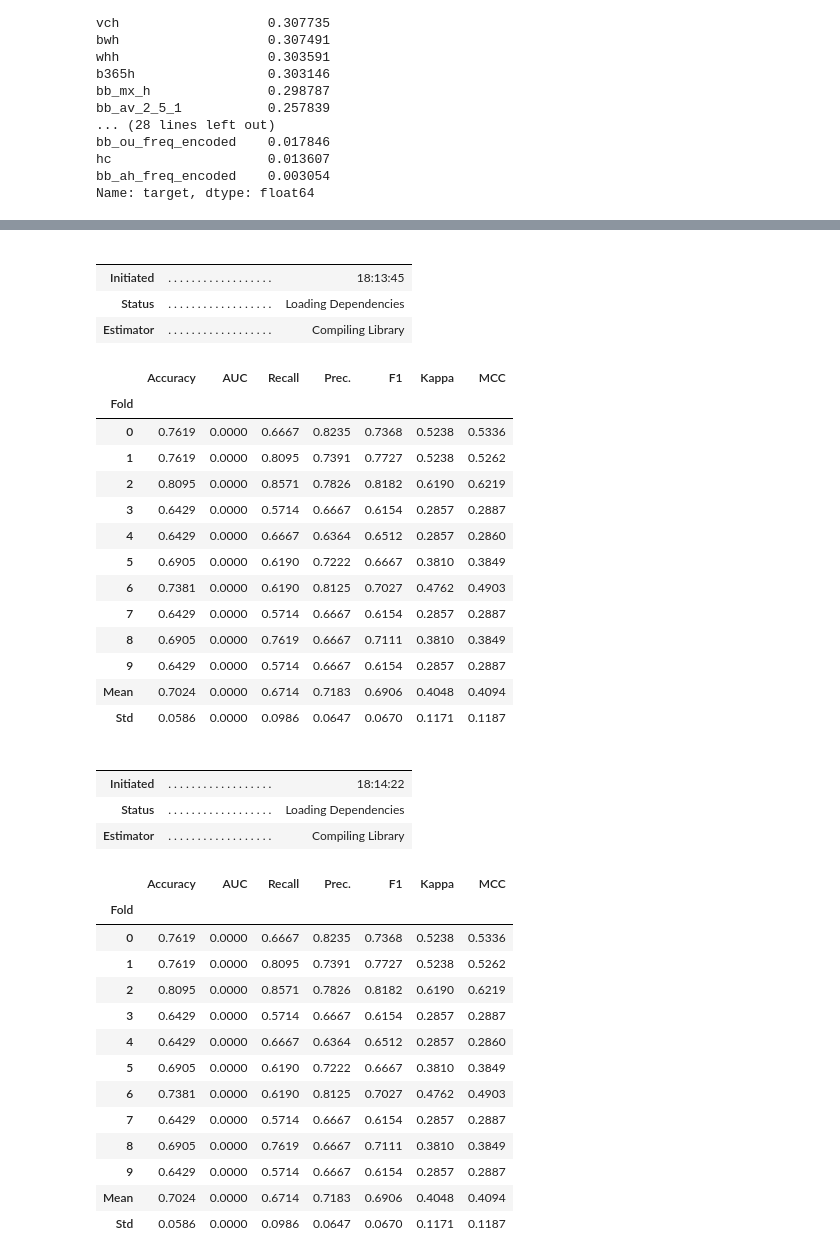
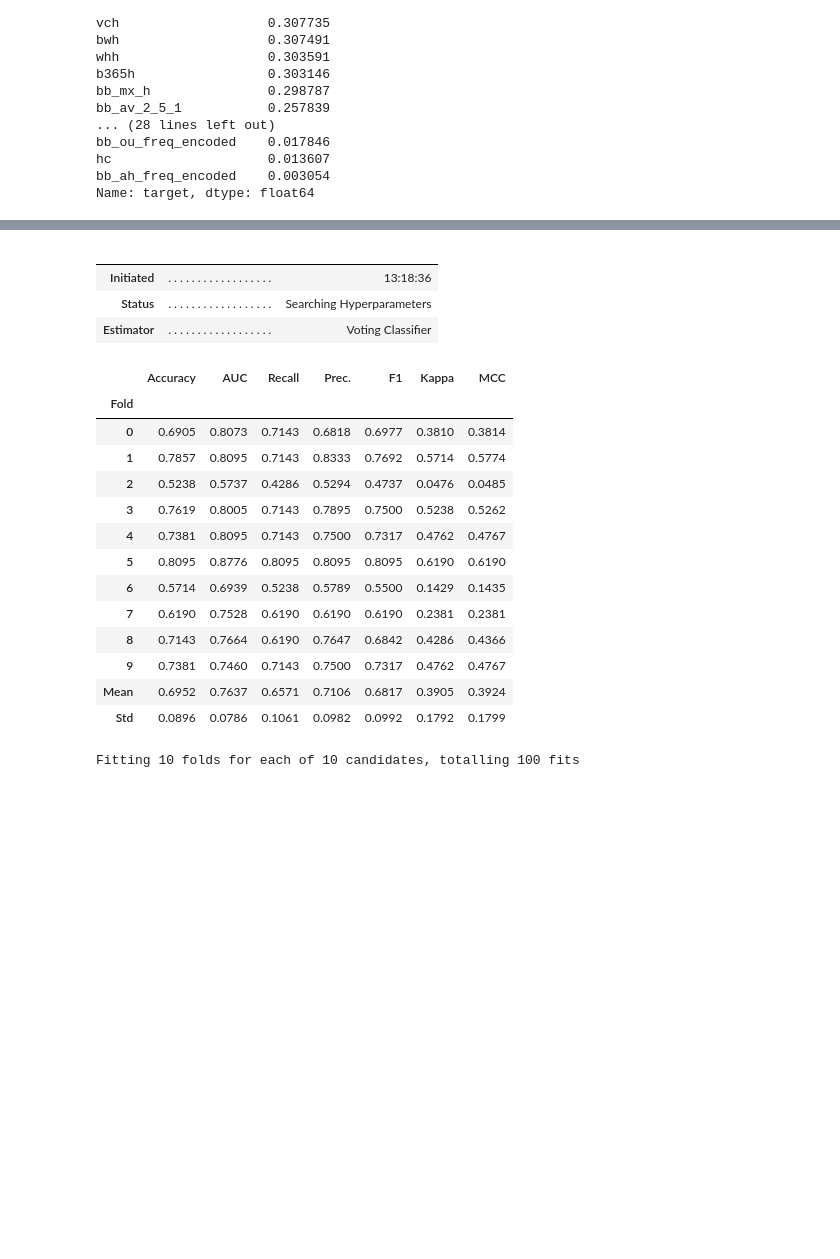
Before and after one commit to abilcode/satria-data-23, a Jupyter notebook: iter1.ipynb, the cells around one changed output, grey strips where cells are left out. Cells and saved outputs as stored; diff of their text form; code cells hidden in the pictures; blank space fills up the shorter version.

Commit message:
second day modeling

```diff
--- a/iter1.ipynb
+++ b/iter1.ipynb
@@ -501,42 +544,25 @@ Fitting 10 folds for each of 10 candidates, totalling 100 fits
 # %%
 top = compare_models(n_select = 3)
 blender = blend_models(top)
+tuned_blender = tune_model(blender)
 # %% [output]
 |  |  |  |
 |  |  |  |
-| Initiated | . . . . . . . . . . . . . . . . . . | 18:13:45 |
-| Status | . . . . . . . . . . . . . . . . . . | Loading Dependencies |
-| Estimator | . . . . . . . . . . . . . . . . . . | Compiling Library |
+| Initiated | . . . . . . . . . . . . . . . . . . | 13:18:36 |
+| Status | . . . . . . . . . . . . . . . . . . | Searching Hyperparameters |
+| Estimator | . . . . . . . . . . . . . . . . . . | Voting Classifier |
 |  | Accuracy | AUC | Recall | Prec. | F1 | Kappa | MCC |
 | Fold |  |  |  |  |  |  |  |
-| 0 | 0.7619 | 0.0000 | 0.6667 | 0.8235 | 0.7368 | 0.5238 | 0.5336 |
-| 1 | 0.7619 | 0.0000 | 0.8095 | 0.7391 | 0.7727 | 0.5238 | 0.5262 |
-| 2 | 0.8095 | 0.0000 | 0.8571 | 0.7826 | 0.8182 | 0.6190 | 0.6219 |
-| 3 | 0.6429 | 0.0000 | 0.5714 | 0.6667 | 0.6154 | 0.2857 | 0.2887 |
-| 4 | 0.6429 | 0.0000 | 0.6667 | 0.6364 | 0.6512 | 0.2857 | 0.2860 |
-| 5 | 0.6905 | 0.0000 | 0.6190 | 0.7222 | 0.6667 | 0.3810 | 0.3849 |
-| 6 | 0.7381 | 0.0000 | 0.6190 | 0.8125 | 0.7027 | 0.4762 | 0.4903 |
-| 7 | 0.6429 | 0.0000 | 0.5714 | 0.6667 | 0.6154 | 0.2857 | 0.2887 |
-| 8 | 0.6905 | 0.0000 | 0.7619 | 0.6667 | 0.7111 | 0.3810 | 0.3849 |
-| 9 | 0.6429 | 0.0000 | 0.5714 | 0.6667 | 0.6154 | 0.2857 | 0.2887 |
-| Mean | 0.7024 | 0.0000 | 0.6714 | 0.7183 | 0.6906 | 0.4048 | 0.4094 |
-| Std | 0.0586 | 0.0000 | 0.0986 | 0.0647 | 0.0670 | 0.1171 | 0.1187 |
+| 0 | 0.6905 | 0.8073 | 0.7143 | 0.6818 | 0.6977 | 0.3810 | 0.3814 |
+| 1 | 0.7857 | 0.8095 | 0.7143 | 0.8333 | 0.7692 | 0.5714 | 0.5774 |
+| 2 | 0.5238 | 0.5737 | 0.4286 | 0.5294 | 0.4737 | 0.0476 | 0.0485 |
+| 3 | 0.7619 | 0.8005 | 0.7143 | 0.7895 | 0.7500 | 0.5238 | 0.5262 |
+| 4 | 0.7381 | 0.8095 | 0.7143 | 0.7500 | 0.7317 | 0.4762 | 0.4767 |
+| 5 | 0.8095 | 0.8776 | 0.8095 | 0.8095 | 0.8095 | 0.6190 | 0.6190 |
+| 6 | 0.5714 | 0.6939 | 0.5238 | 0.5789 | 0.5500 | 0.1429 | 0.1435 |
+| 7 | 0.6190 | 0.7528 | 0.6190 | 0.6190 | 0.6190 | 0.2381 | 0.2381 |
+| 8 | 0.7143 | 0.7664 | 0.6190 | 0.7647 | 0.6842 | 0.4286 | 0.4366 |
+| 9 | 0.7381 | 0.7460 | 0.7143 | 0.7500 | 0.7317 | 0.4762 | 0.4767 |
+| Mean | 0.6952 | 0.7637 | 0.6571 | 0.7106 | 0.6817 | 0.3905 | 0.3924 |
+| Std | 0.0896 | 0.0786 | 0.1061 | 0.0982 | 0.0992 | 0.1792 | 0.1799 |
-|  |  |  |
-|  |  |  |
-| Initiated | . . . . . . . . . . . . . . . . . . | 18:14:22 |
-| Status | . . . . . . . . . . . . . . . . . . | Loading Dependencies |
-| Estimator | . . . . . . . . . . . . . . . . . . | Compiling Library |
-|  | Accuracy | AUC | Recall | Prec. | F1 | Kappa | MCC |
-| Fold |  |  |  |  |  |  |  |
-| 0 | 0.7619 | 0.0000 | 0.6667 | 0.8235 | 0.7368 | 0.5238 | 0.5336 |
-| 1 | 0.7619 | 0.0000 | 0.8095 | 0.7391 | 0.7727 | 0.5238 | 0.5262 |
-| 2 | 0.8095 | 0.0000 | 0.8571 | 0.7826 | 0.8182 | 0.6190 | 0.6219 |
-| 3 | 0.6429 | 0.0000 | 0.5714 | 0.6667 | 0.6154 | 0.2857 | 0.2887 |
-| 4 | 0.6429 | 0.0000 | 0.6667 | 0.6364 | 0.6512 | 0.2857 | 0.2860 |
-| 5 | 0.6905 | 0.0000 | 0.6190 | 0.7222 | 0.6667 | 0.3810 | 0.3849 |
-| 6 | 0.7381 | 0.0000 | 0.6190 | 0.8125 | 0.7027 | 0.4762 | 0.4903 |
-| 7 | 0.6429 | 0.0000 | 0.5714 | 0.6667 | 0.6154 | 0.2857 | 0.2887 |
-| 8 | 0.6905 | 0.0000 | 0.7619 | 0.6667 | 0.7111 | 0.3810 | 0.3849 |
-| 9 | 0.6429 | 0.0000 | 0.5714 | 0.6667 | 0.6154 | 0.2857 | 0.2887 |
-| Mean | 0.7024 | 0.0000 | 0.6714 | 0.7183 | 0.6906 | 0.4048 | 0.4094 |
-| Std | 0.0586 | 0.0000 | 0.0986 | 0.0647 | 0.0670 | 0.1171 | 0.1187 |
+Fitting 10 folds for each of 10 candidates, totalling 100 fits
```
Also changed, not shown: parts of 8 cells of this notebook, 8 other files.
